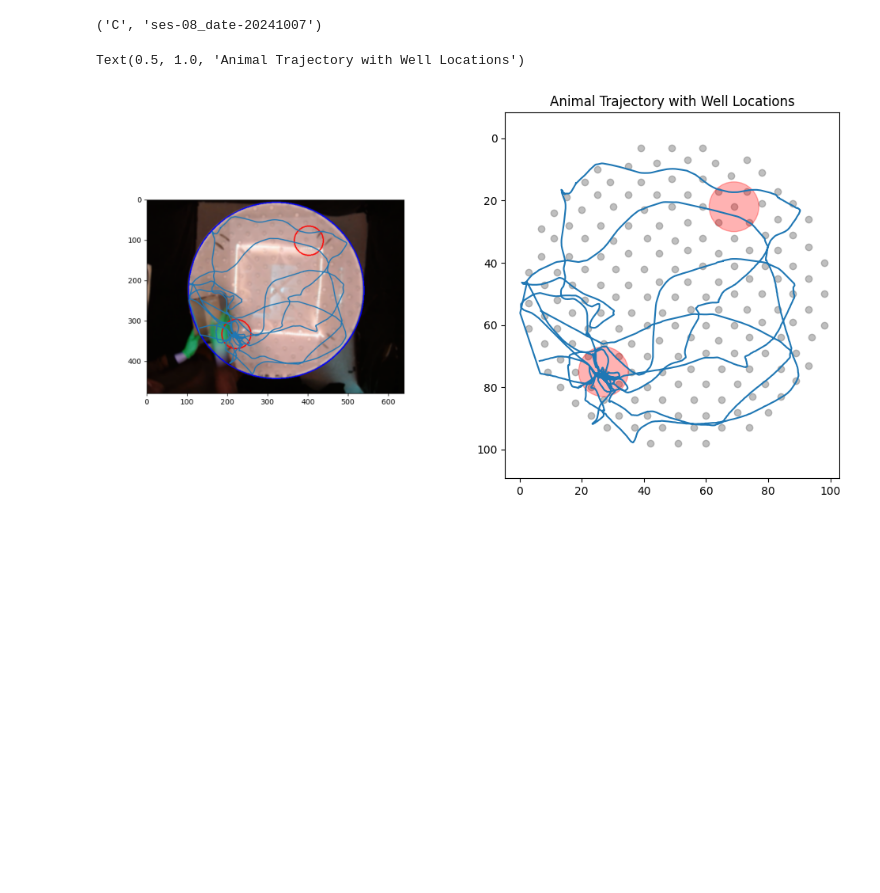
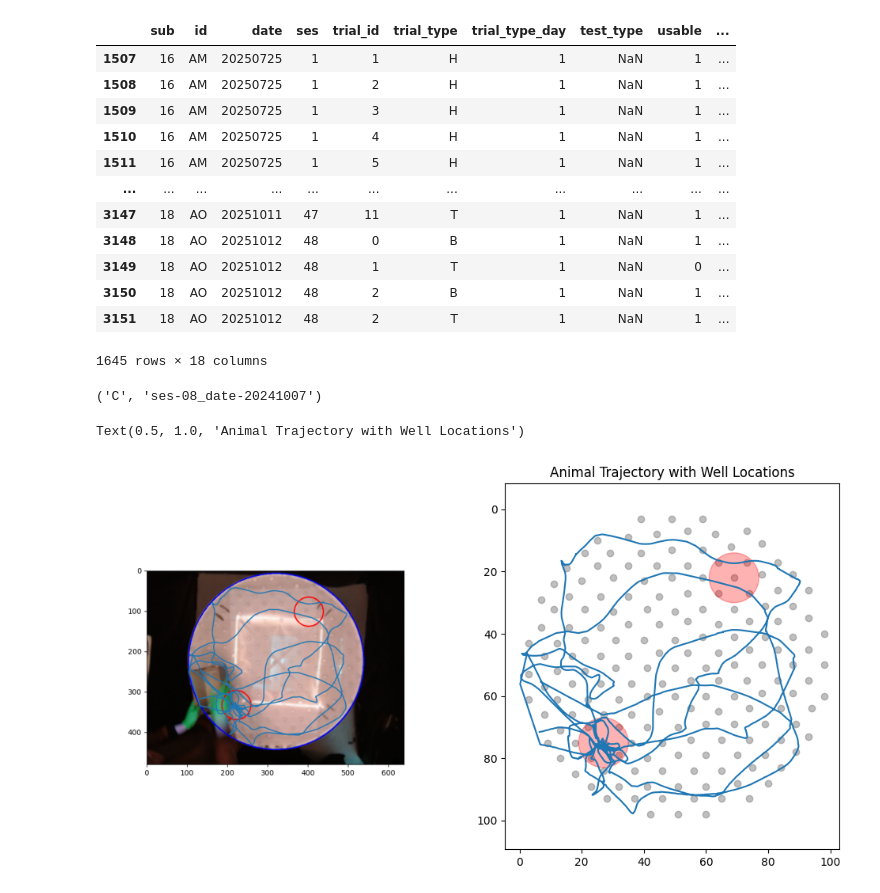
Before and after one commit to Koushouu/Cheeseboard, a Jupyter notebook: exploratory/xm_test.ipynb, the cells around one changed output. Saved outputs shown, nothing was run; the diff lists cells and outputs as text; code cells hidden in the pictures; blank space fills up the shorter version.

```diff
--- a/exploratory/xm.ipynb
+++ b/exploratory/xm_test.ipynb
@@ -9,3 +191,22 @@ from tqdm import tqdm
+# %%
+meta_ephys = metadata[
+    (metadata['id'].isin(['AM', 'AN','AO'])) ]
+
+meta_ephys
+# %% [output]
+|  | sub | id | date | ses | trial_id | trial_type | trial_type_day | test_type | usable | ... |
+| 1507 | 16 | AM | 20250725 | 1 | 1 | H | 1 | NaN | 1 | ... |
+| 1508 | 16 | AM | 20250725 | 1 | 2 | H | 1 | NaN | 1 | ... |
+| 1509 | 16 | AM | 20250725 | 1 | 3 | H | 1 | NaN | 1 | ... |
+| 1510 | 16 | AM | 20250725 | 1 | 4 | H | 1 | NaN | 1 | ... |
+| 1511 | 16 | AM | 20250725 | 1 | 5 | H | 1 | NaN | 1 | ... |
+| ... | ... | ... | ... | ... | ... | ... | ... | ... | ... | ... |
+| 3147 | 18 | AO | 20251011 | 47 | 11 | T | 1 | NaN | 1 | ... |
+| 3148 | 18 | AO | 20251012 | 48 | 0 | B | 1 | NaN | 1 | ... |
+| 3149 | 18 | AO | 20251012 | 48 | 1 | T | 1 | NaN | 0 | ... |
+| 3150 | 18 | AO | 20251012 | 48 | 2 | B | 1 | NaN | 1 | ... |
+| 3151 | 18 | AO | 20251012 | 48 | 2 | T | 1 | NaN | 1 | ... |
+1645 rows × 18 columns
 # %%
 metadata = util.load_metadata()
 dl = DataLoader(metadata.iloc[180])
```
Also changed, not shown: parts of 4 cells of this notebook, 1 other file.
